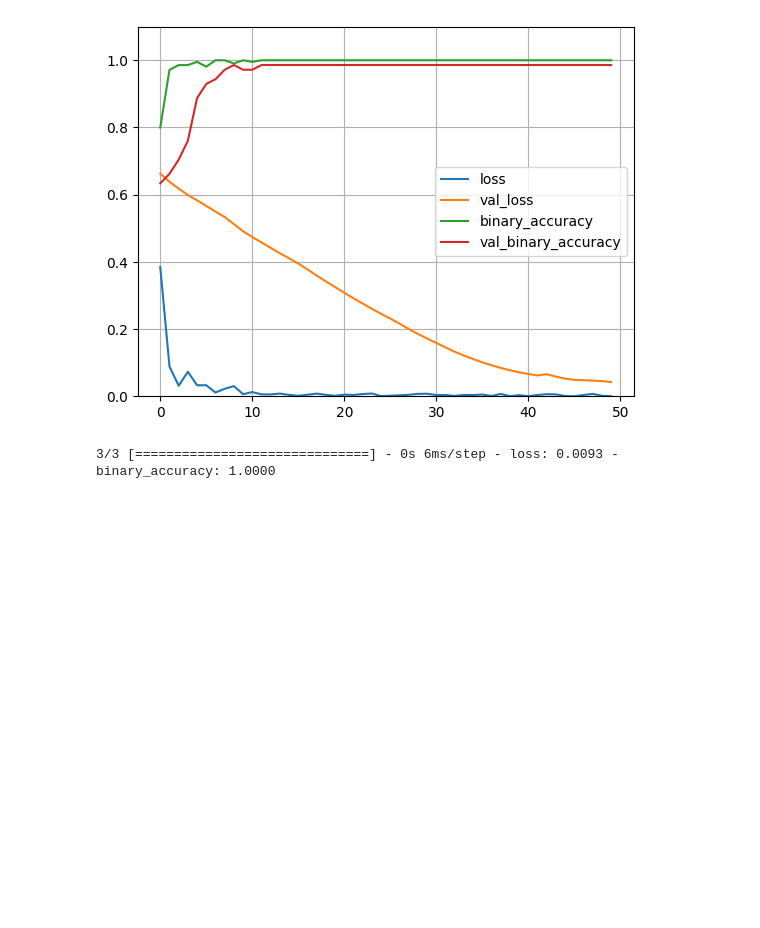
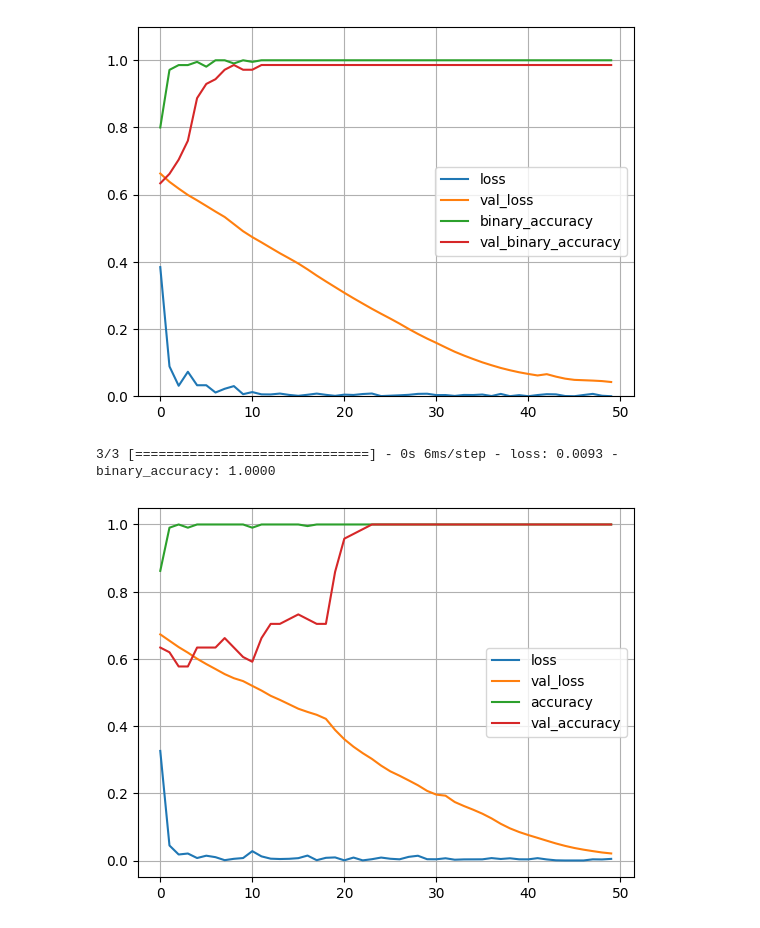
Before and after one commit to x3042/DLforG4P, a Jupyter notebook: exps_thesis.ipynb, the cells around one changed output. Cells and saved outputs as stored; diff of their text form; code cells hidden in the pictures; blank space fills up the shorter version.

Commit message:
add metrics & graphics

```diff
--- a/exps_thesis.ipynb
+++ b/exps_thesis.ipynb
@@ -1451,3 +1451,38 @@ plot_loss_bin(history)
 loss, acc = MLP.evaluate(X_test, y_test)
 # %% [output]
 3/3 [==============================] - 0s 6ms/step - loss: 0.0093 - binary_accuracy: 1.0000
+# %%
+tr_sh = int(0.6 * y.shape[0])
+ts_sh = int(0.2 * y.shape[0])
+vl_sh = y.shape[0] - tr_sh - ts_sh
+Train, Val, Test = tf.split(tf.random.shuffle(Xy), [tr_sh, vl_sh, ts_sh], 0)
+X_train, y_train = Train[:,:-1], Train[:,-1]
+X_val, y_val = Val[:,:-1], Val[:,-1]
+X_test, y_test = Test[:,:-1], Test[:,-1]
+
+MLP = tf.keras.Sequential([
+    tf.keras.layers.Dense(228, activation='relu'),
+    tf.keras.layers.BatchNormalization(),
+    tf.keras.layers.Dropout(0.33),
+    tf.keras.layers.Dense(1000, activation='relu'),
+    tf.keras.layers.BatchNormalization(),
+    tf.keras.layers.Dropout(0.33),
+    tf.keras.layers.Dense(10, activation='relu'),
+    tf.keras.layers.Dropout(0.2),
+    tf.keras.layers.Dense(1, activation='sigmoid')
+])
+
+MLP.compile(optimizer='adam',
+              loss=tf.keras.losses.BinaryCrossentropy(from_logits=True),
+              metrics=['accuracy'])
+
+
+history = MLP.fit(
+    X_train, y_train, epochs=50,
+    validation_data = (X_val, y_val),
+    verbose=0,
+)
+
+plot_loss(history)
+# %% [output]
+[figure, added]
```
Also changed, not shown: parts of 10 cells of this notebook.
